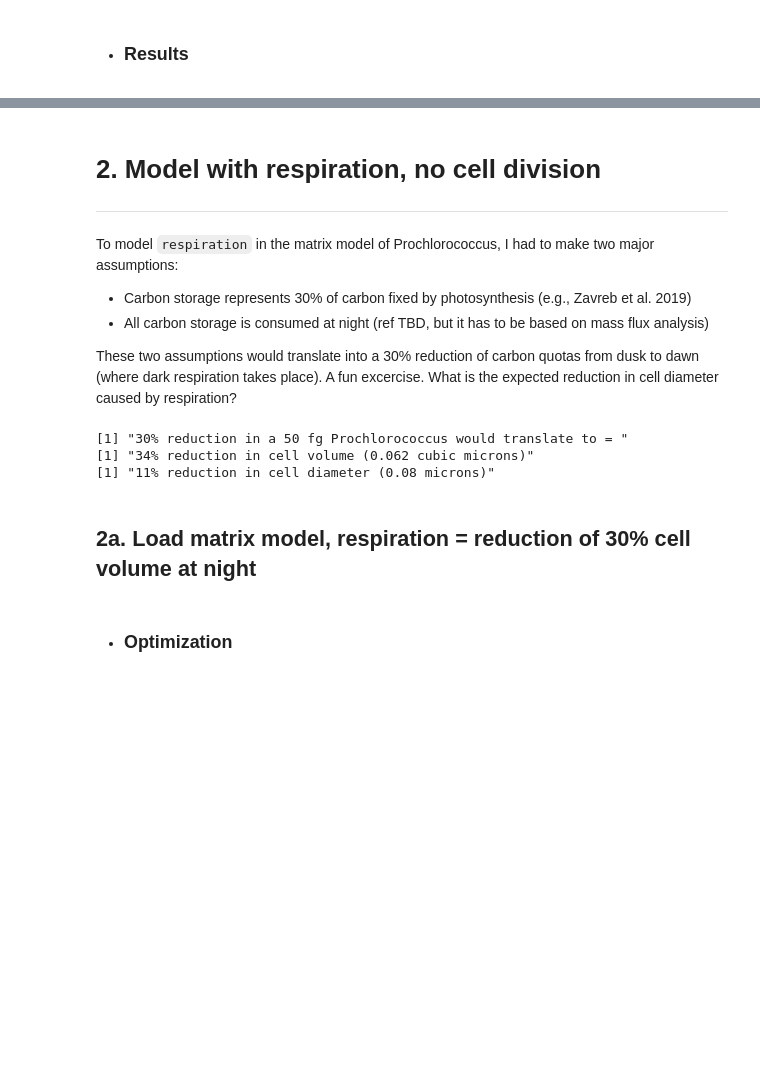
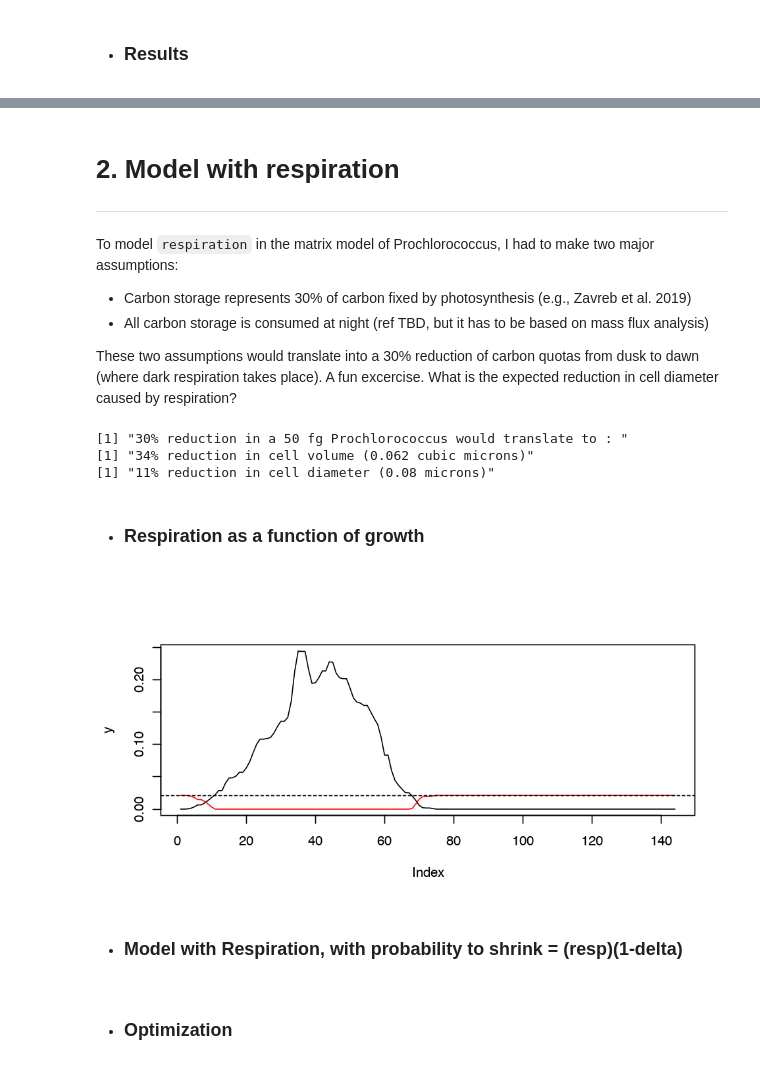
Before and after one commit to fribalet/ssPopModel, a Jupyter notebook: inst/ssMatrixModel_resp_Syn.ipynb, the cells around one changed output, grey strips where cells are left out. Cells and saved outputs as stored; diff of their text form; code cells hidden in the pictures; blank space fills up the shorter version.

````diff
--- a/inst/ssMatrixModel_resp_Syn.ipynb
+++ b/inst/ssMatrixModel_resp_Syn.ipynb
@@ -266,5 +255,5 @@ Warning message:
 # %% [markdown]
-# 2. Model with respiration, no cell division
+# 2. Model with respiration
 ---
 
 To model ```respiration``` in the matrix model of Prochlorococcus, I had to make two major assumptions:
@@ -283,15 +272,24 @@ diam.at.dusk <- 2 * round((3/4*volume.at.dusk /pi)^{1/3},2)
 diam.at.dawn <- 2 * round((3/4*volume.at.dawn /pi)^{1/3},2)
 diff <- diam.at.dusk - diam.at.dawn
 
-print(paste0(resp,'% reduction in a ',mass.at.dusk,' fg Prochlorococcus would translate to = '))
+print(paste0(resp,'% reduction in a ',mass.at.dusk,' fg Prochlorococcus would translate to : '))
 print(paste0(round(100*(volume.at.dusk - volume.at.dawn)/volume.at.dusk),'% reduction in cell volume (',round(volume.at.dusk - volume.at.dawn,3),' cubic microns)'))
 print(paste0(round(100*(diam.at.dusk - diam.at.dawn)/diam.at.dusk),'% reduction in cell diameter (',diam.at.dusk - diam.at.dawn,' microns)'))
 # %% [output]
-[1] "30% reduction in a 50 fg Prochlorococcus would translate to = "
+[1] "30% reduction in a 50 fg Prochlorococcus would translate to : "
 [1] "34% reduction in cell volume (0.062 cubic microns)"
 [1] "11% reduction in cell diameter (0.08 microns)"
-# %% [markdown]
-## 2a. Load matrix model, respiration = reduction of 30% cell volume at night
+# %% [markdown]
+- ### Respiration as a function of growth
+# %%
+options(repr.plot.width=8, repr.plot.height=4)
+resp <-  mean(y[which(y > 0)]) * 0.3 - y # 30% carbon respired over a 24h-period, transformed to probability to shrink
+resp[which(resp < 0)] <- 0 # probablity to decrease size class is 0 when growth > respiration
+plot(y, type='l'); lines(resp,col=2); abline(h=0.3*mean(y[which(y > 0)]),lty=2)
+# %% [output]
+[figure, added]
+# %% [markdown]
+- ### Model with Respiration, with probability to shrink = (resp)(1-delta)
 # %%
 #######################
 ## matrix.conct.fast ##
````
Also changed, not shown: parts of 25 cells of this notebook.
